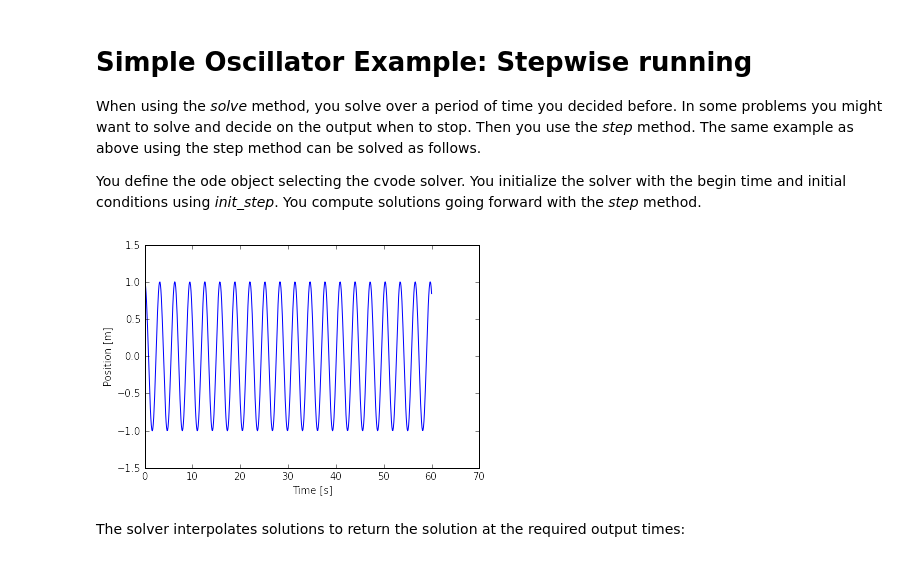
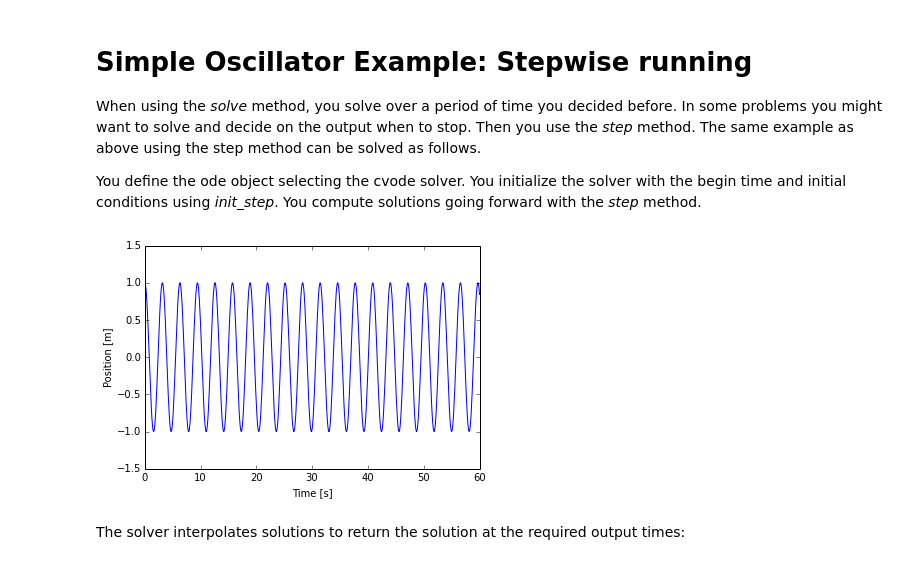
Before and after one commit to bmcage/odes, a Jupyter notebook: docs/ipython/Simple Oscillator.ipynb, the cells around one changed output. Drawn from its saved outputs; the diff is of its cells as text; code cells hidden in the pictures.

```diff
--- a/docs/ipython/Simple Oscillator.ipynb
+++ b/docs/ipython/Simple Oscillator.ipynb
@@ -128,26 +128,28 @@ You define the ode object selecting the cvode solver. You initialize the solver
 # %%
 solver = ode('cvode', rhseqn, old_api=False)
 time = 0.
 solver.init_step(time, initx)
 plott = []
 plotx = []
 while True:
-    solution = solver.step(time+0.1)
+    time += 0.1
+    # fix roundoff error at end
+    if time > 60: time = 60
+    solution = solver.step(time)
     if solution.errors.t:
         print ('Error: ', solution.message, 'Error at time', solution.errors.t)
         break
     #we store output for plotting
     plott.append(solution.values.t)
     plotx.append(solution.values.y[0])
-    time += 0.1
-    if time > 60:
+    if time >= 60:
         break
 plt.plot(plott,plotx)
 plt.xlabel('Time [s]')
 plt.ylabel('Position [m]')
 plt.show()
 # %% [output]
-[figure, old version]
+[figure, new version]
 # %% [markdown]
 The solver interpolates solutions to return the solution at the required output times:
 # %%
```
Also changed, not shown: parts of 4 cells of this notebook, 7 other files.
